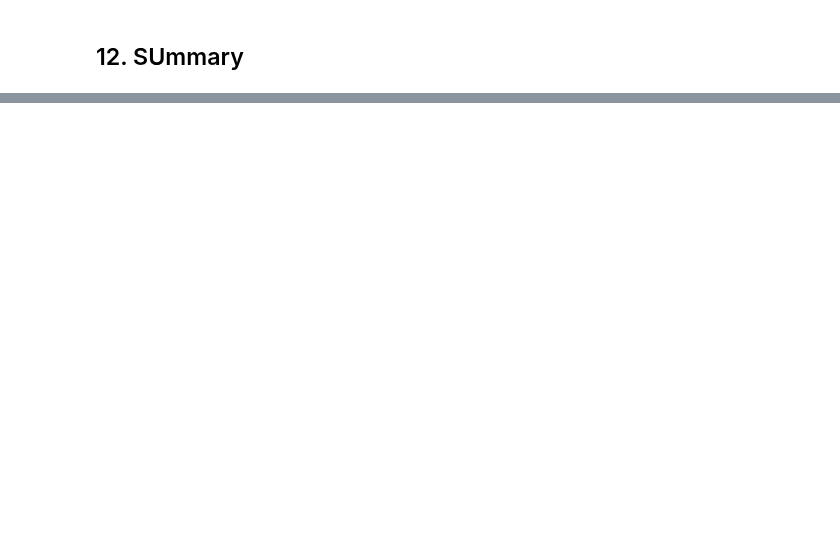
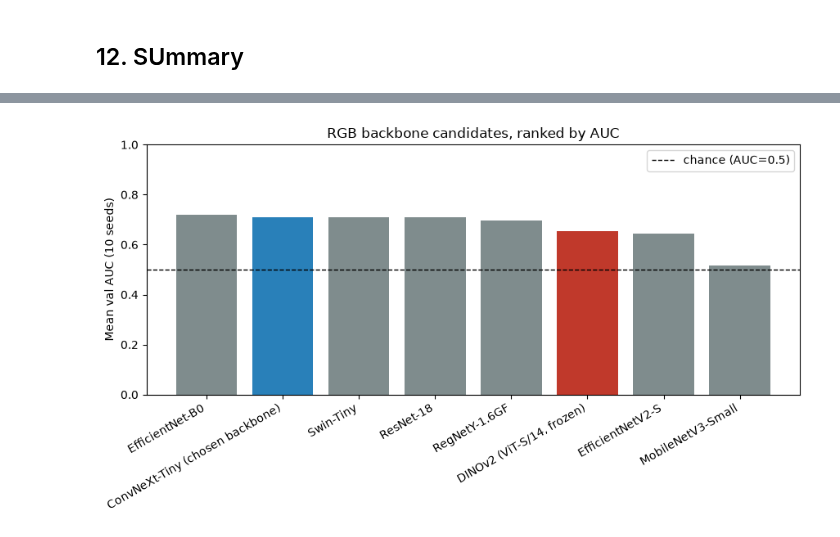
Before and after one commit to srijanani2073/multimodal-fruit-spoilage-detection, a Jupyter notebook: Code/07_backbone_benchmark.ipynb, the cells around one changed output, grey strips where cells are left out. Cells and saved outputs as stored; diff of their text form; code cells hidden in the pictures; blank space fills up the shorter version.

Commit message:
backbone comparisons

```diff
--- a/Code/07_backbone_benchmark.ipynb
+++ b/Code/07_backbone_benchmark.ipynb
@@ -1576,0 +1606,19 @@ print("Figures saved to:", BENCH_OUT)
+# %%
+plot_df_auc = results_df.dropna(subset=["val_auc_mean"]).copy()
+plot_df_auc = plot_df_auc.sort_values("val_auc_mean", ascending=False)
+
+fig, ax = plt.subplots(figsize=(9, 5))
+colors = ["#c0392b" if k == "dinov2" else "#2980b9" if k == "convnext_tiny" else "#7f8c8d"
+          for k in plot_df_auc["key"]]
+ax.bar(plot_df_auc["candidate"], plot_df_auc["val_auc_mean"], color=colors)
+ax.axhline(0.5, color="black", linestyle="--", linewidth=1, label="chance (AUC=0.5)")
+ax.set_ylabel("Mean val AUC (10 seeds)")
+ax.set_title("RGB backbone candidates, ranked by AUC")
+ax.set_ylim(0, 1.0)
+ax.legend()
+plt.setp(ax.get_xticklabels(), rotation=30, ha="right")
+plt.tight_layout()
+plt.savefig(BENCH_OUT / "fig_ranked_auc.png", dpi=150)
+plt.show()
+# %% [output]
+[figure, added]
```
Also changed, not shown: parts of 11 cells of this notebook.
